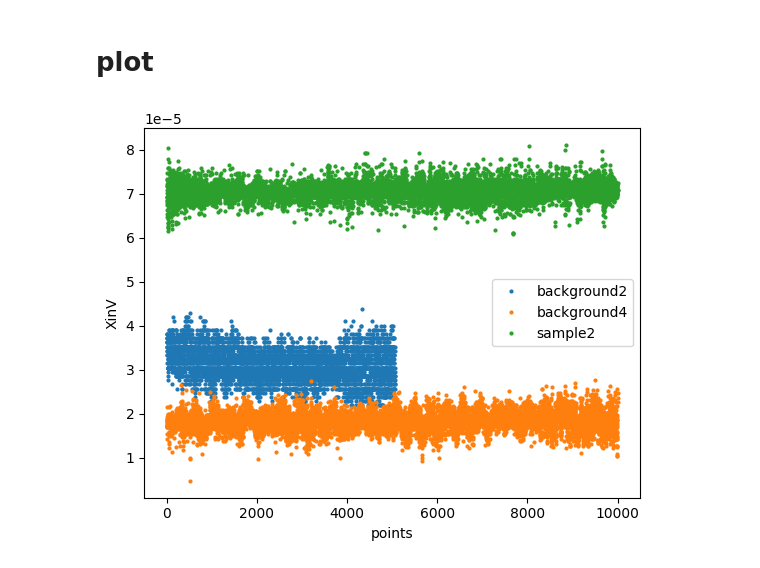
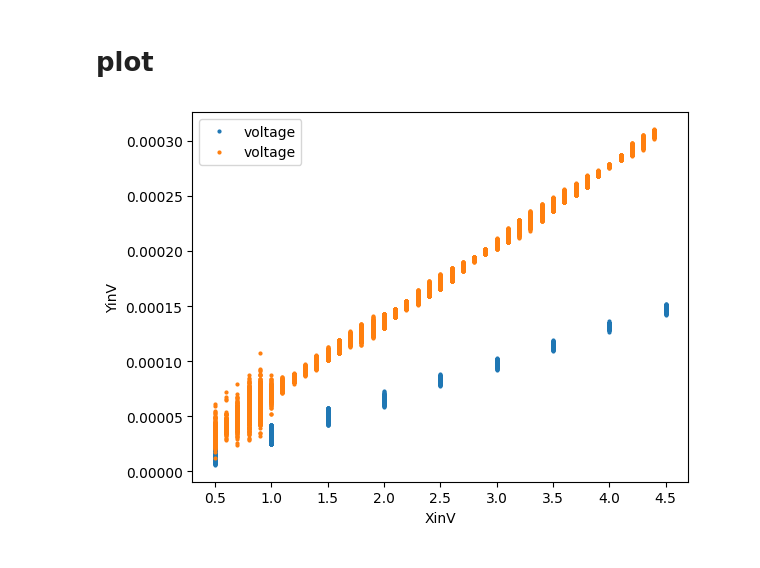
Before and after one commit to vijaypanchalr3/prosus, a Jupyter notebook: src/analysis/analysis.ipynb, the cells around one changed output. Cells and saved outputs as stored; diff of their text form; code cells hidden in the pictures.

Commit message:
new data

```diff
--- a/src/analysis/analysis.ipynb
+++ b/src/analysis/analysis.ipynb
@@ -20,7 +20,10 @@ background1=tools.data("../data/healedbackground1.csv")
 background2=tools.data("../data/healedbackground2.csv")
 background3=tools.data("../data/background3.csv")
 background4nickel=tools.data("../data/background4wnickel.csv")
-samplefe2o3=tools.data("../data/sample1.csv")
+
+voltage=tools.data("../data/sample3voltage.csv")
+voltage2=tools.data("../data/voltagenickel.csv")
+sample3=tools.data("../data/sample3.csv")
 samplenickel=tools.data("../data/sample2nickel.csv")
 # %%
 header = background1.header
@@ -28,8 +31,10 @@ arrays_bg1 = background1.arrays
 arrays_bg2 = background2.arrays
 arrays_bg3 = background3.arrays
 arrays_bg4 = background4nickel.arrays
-arrays_s1 = samplefe2o3.arrays
+arrays_s1 = sample3.arrays
 arrays_s2 = samplenickel.arrays
+arrays_vo = voltage.arrays
+arrays_vo2 = voltage2.arrays
 # %% [markdown]
 # Background Statistical data
 # %% [markdown]
@@ -104,17 +109,14 @@ print(X_result,Y_result,R_result,T_result)
 # %%
 def plot(xnum, ynum):
     # plt.plot(np.arange(len(arrays_bg1[0])),arrays_bg1[ynum],"o",markersize=2, label="background1")
-    plt.plot(np.arange(len(arrays_bg2[0])),arrays_bg2[ynum],"o", markersize=2, label="background2")
-    # plt.plot(np.arange(len(arrays_bg3[0])),arrays_bg3[ynum],"o", markersize=2)
-    plt.plot(np.arange(len(arrays_bg4[0])),arrays_bg4[ynum],"o", markersize=2,label="background4")
-    # plt.plot(np.arange(len(arrays_s1[0])),arrays_s1[ynum],"o", markersize=2,label="sample1")
-    plt.plot(np.arange(len(arrays_s2[0])),arrays_s2[ynum],"o", markersize=2,label="sample2")
+    plt.plot(arrays_vo[xnum],arrays_vo[ynum],"o", markersize=2, label="voltage")
+    plt.plot(arrays_vo2[xnum],arrays_vo2[ynum],"o", markersize=2, label="voltage")
     plt.legend()
-    plt.xlabel("points")
+    plt.xlabel(header[xnum])
     plt.ylabel(header[ynum])
 # %%
 # plot(0,2)
-plot(0,0)
+plot(0,1)
 # %% [output]
-[figure, old version]
+[figure, new version]
 # %%
```
Also changed, not shown: parts of 3 cells of this notebook, 9 other files.
